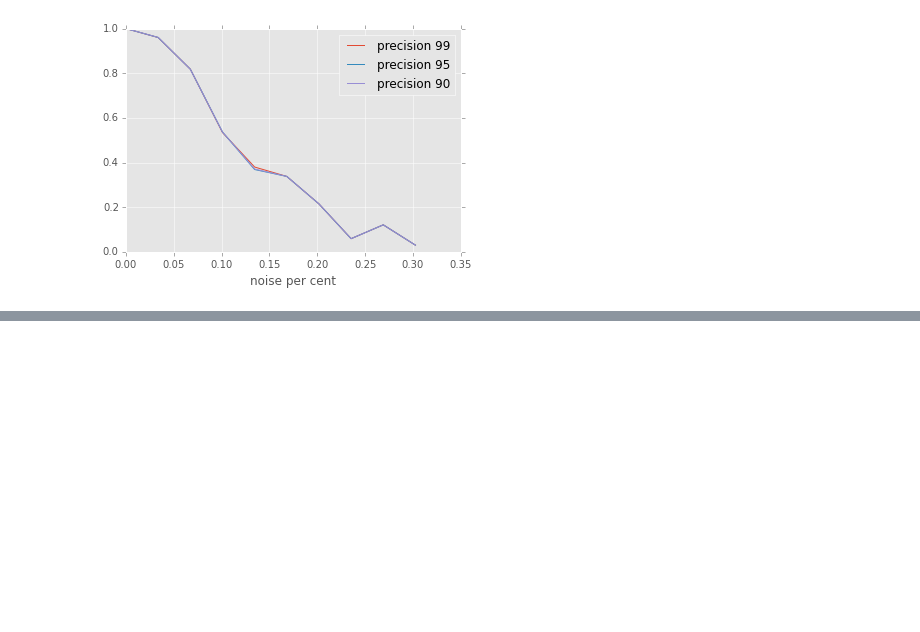
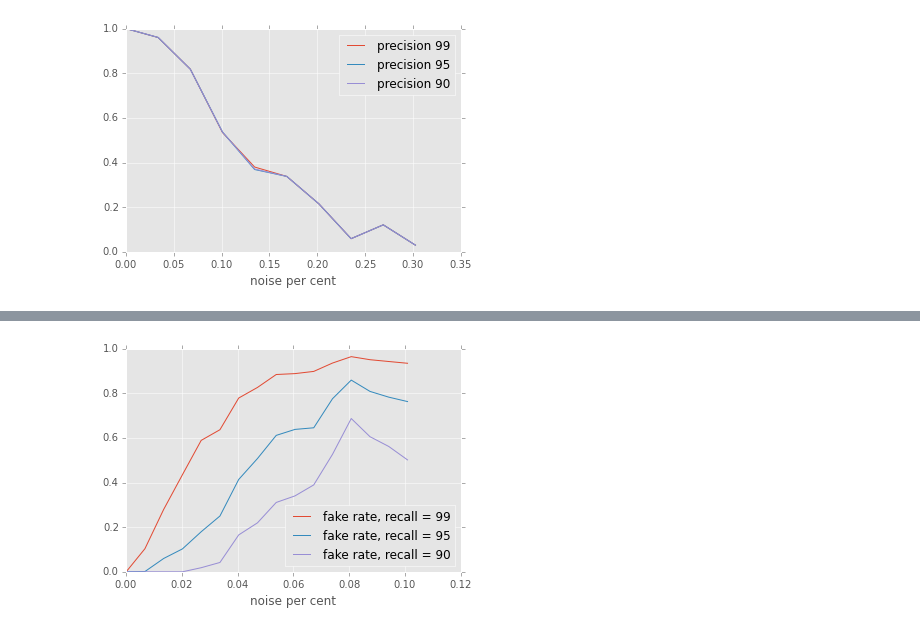
Before and after one commit to Aelphy/muon_trigger, a Jupyter notebook: evals/Complexity estimation.ipynb, the cells around one changed output, grey strips where cells are left out. Cells and saved outputs as stored; diff of their text form; code cells hidden in the pictures; blank space fills up the shorter version.

Commit message:
added fake_rates dependancy

```diff
--- a/evals/Complexity estimation.ipynb
+++ b/evals/Complexity estimation.ipynb
@@ -325,0 +369,6 @@ with open('../weights/dataset_by_num_noise.pkl') as f:
+# %%
+xs, fake_rates = draw_fake_rate_by_num_noise([recall_by_num_noise99,
+                                              recall_by_num_noise95,
+                                              recall_by_num_noise90], [99, 95, 90], num_bins=50)
+# %% [output]
+[figure, added]
```
Also changed, not shown: parts of 7 cells of this notebook, 3 other files.
